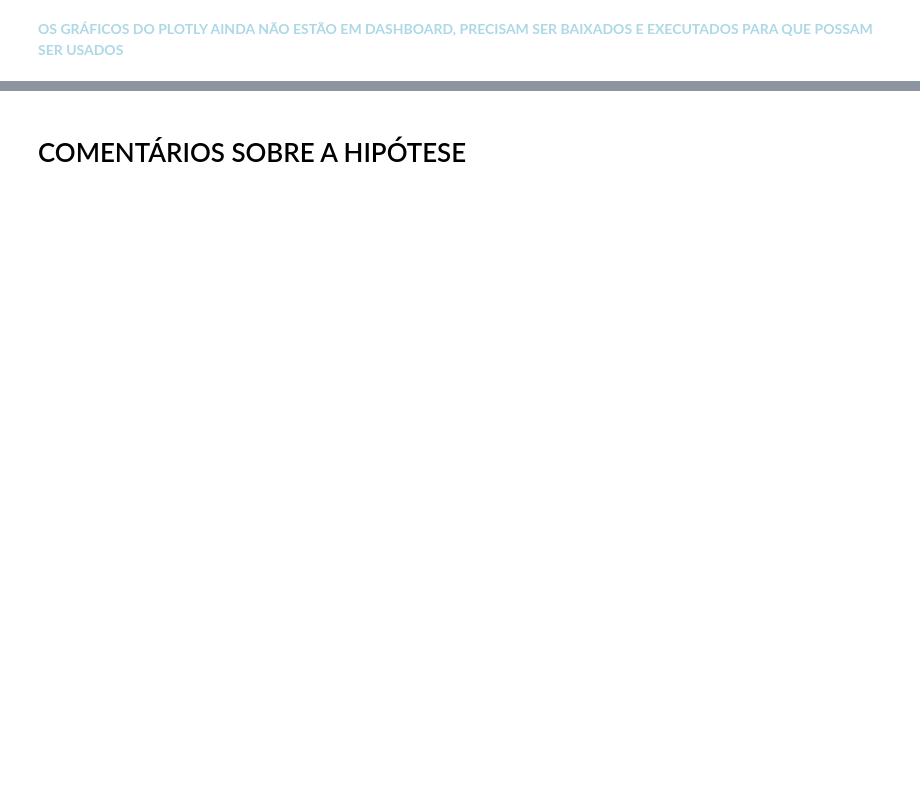
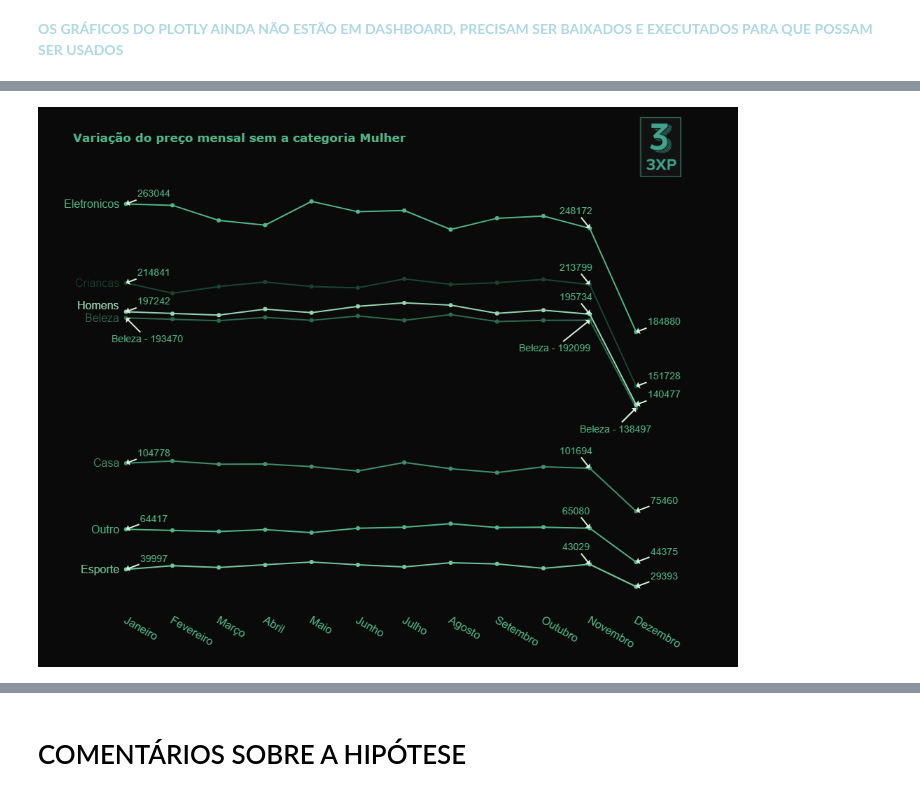
Before and after one commit to AugustoCRX/bootcamp_blue, a Jupyter notebook: Business Inteligence/Análise de Business Inteligence.ipynb, the cells around one changed output, grey strips where cells are left out. Drawn from its saved outputs; the diff is of its cells as text; code cells hidden in the pictures; blank space fills up the shorter version.

```diff
--- a/Business Inteligence/Análise de Business Inteligence.ipynb
+++ b/Business Inteligence/Análise de Business Inteligence.ipynb
@@ -254,8 +254,8 @@ dict(
 )
 
 # COMENTAR ESTE CÓDIGO CASO QUEIRA INTERAGIR COM O GRÁFICO ABAIXO
-img = pio.to_image(fig, format="svg")
-display(SVG(img))
+img_bytes = fig.to_image(format="png")
+display_png((img_bytes), raw = True)
 ##################################################################
 
 # USAR CODIGO ABAIXO CASO QUERIA INTERAGIR COM O GRÁFICO
@@ -265,3 +264,4 @@ display(SVG(img))
+[figure, added]
 # %%
 fig1.update_layout(
     autosize = False,
```
Also changed, not shown: parts of 9 cells of this notebook.
